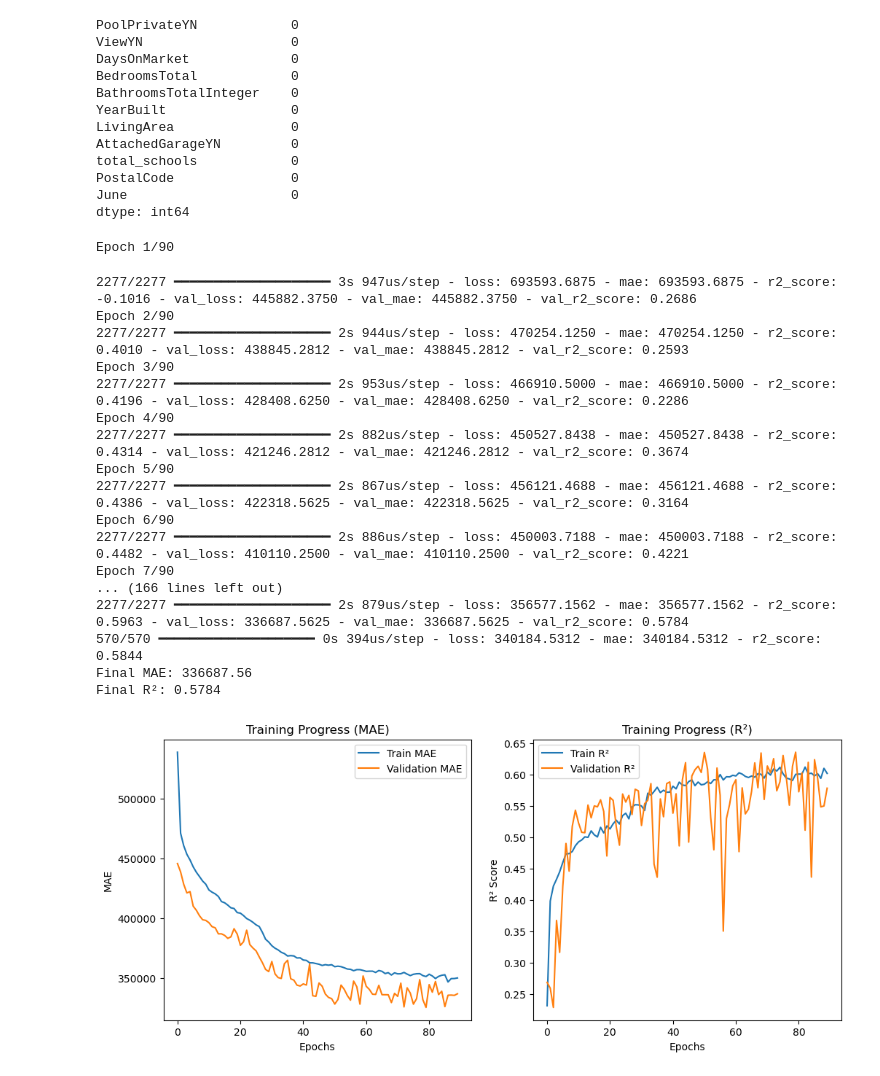
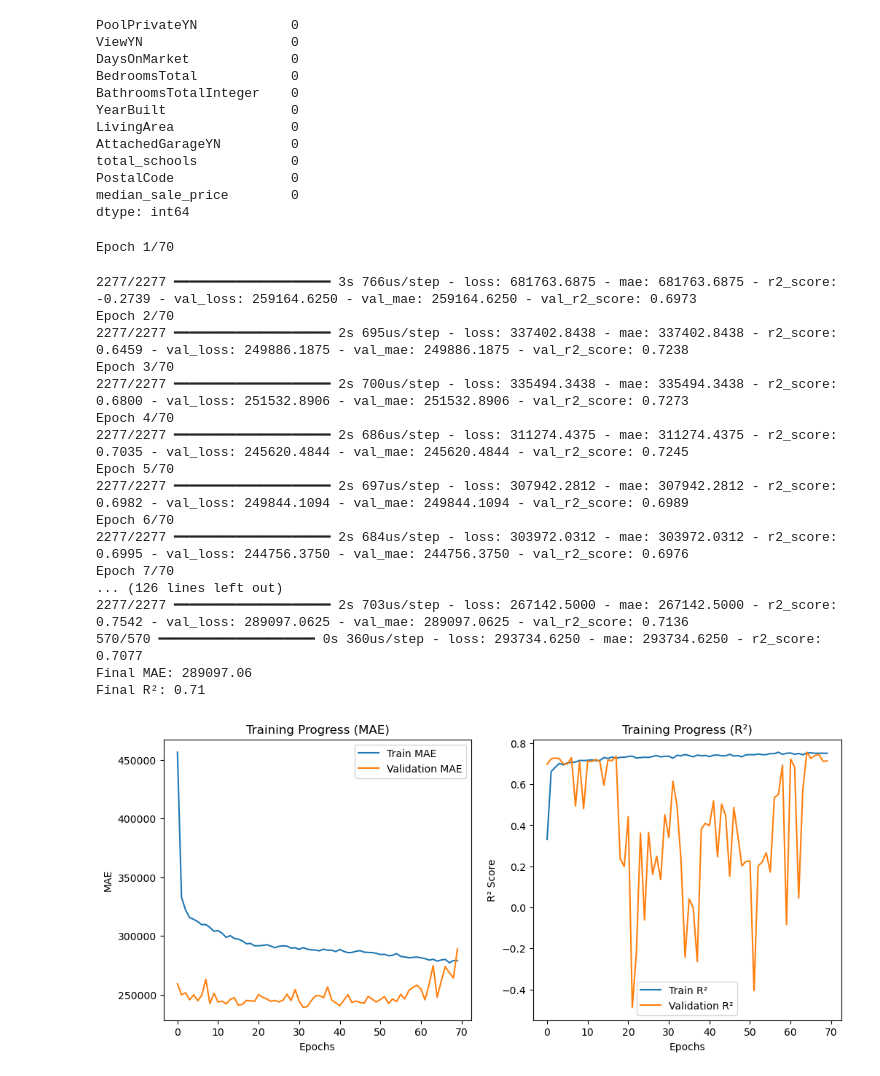
Before and after one commit to bbousquette1/IDX-Exchange-DS16-Winter2025, a Jupyter notebook: Claire_ML.ipynb, the cells around one changed output. Saved outputs shown, nothing was run; the diff lists cells and outputs as text; code cells hidden in the pictures.

```diff
--- a/Claire_ML.ipynb
+++ b/Claire_ML.ipynb
@@ -8,10 +8,10 @@ from sklearn.model_selection import train_test_split
 import pandas as pd
 import zipfile
 # %%
-zip_path = 'totalData_zestimate.csv.zip'
+zip_path = 'data/data_median_redfin.csv.zip'
 
 with zipfile.ZipFile(zip_path, 'r') as z:
-    with z.open("totalData_zestimate.csv") as f:  # Change "yourfile.csv" to the actual filename
+    with z.open("data_median_redfin.csv") as f:  # Change "yourfile.csv" to the actual filename
         df = pd.read_csv(f)
 
 df = df.iloc[:, 1:]
@@ -19,8 +19,7 @@ df = df.iloc[:, 1:]
 columns = ['PostalCode', 'PoolPrivateYN', 'ViewYN', 'DaysOnMarket', 'BedroomsTotal',
             'BathroomsTotalInteger', 'YearBuilt', 'LivingArea',  'AttachedGarageYN',
             'ElementarySchool', 'ElementarySchoolDistrict', 'MiddleOrJuniorSchool', 'MiddleOrJuniorSchoolDistrict',
-            'HighSchool', 'HighSchoolDistrict', 'ClosePrice', 'June', 'July', 'August', 'September',
-            'October', 'November', 'December', 'January']
+            'HighSchool', 'HighSchoolDistrict', 'ClosePrice', 'January', 'median_sale_price']
 df = df[columns]
 # %%
 df.isna().sum()
@@ -79,9 +76,7 @@ def fill_missing(df):
         output[col] = mean_impute_TF(output[col])
 
     # fill in missing values for monthly zestimates with median
-    for col in ['June', 'July', 'August', 'September', 'October',
-                'November', 'December', 'January']:
-        output[col] = median_impute(output[col])
+    output['median_sale_price'] = median_impute(output['median_sale_price'])
 
     output = output.dropna(subset=['ClosePrice']) # drop where ClosePrice is missing
 
@@ -133,7 +128,7 @@ import matplotlib.pyplot as plt
 features = [
     "PoolPrivateYN", "ViewYN", "DaysOnMarket", "BedroomsTotal",
     "BathroomsTotalInteger", "YearBuilt", "LivingArea",
-    "AttachedGarageYN", "total_schools", 'PostalCode', 'June'
+    "AttachedGarageYN", "total_schools", 'PostalCode','median_sale_price'
 ]
 
 
@@ -173,7 +168,7 @@ LivingArea               0
 AttachedGarageYN         0
 total_schools            0
 PostalCode               0
-June                     0
+median_sale_price        0
 dtype: int64
 # %%
 scaler = StandardScaler()
@@ -189,15 +184,13 @@ def r2_score(y_true, y_pred):
 model = Sequential([
     Dense(16, activation='relu', input_shape=(X_train.shape[1],)),
     Dense(16, activation='relu'),
+    BatchNormalization(),
     Dense(32, activation='relu'),
-    BatchNormalization(),
-    Dense(64, activation=swish),
     Dropout(0.2),
     Dense(64, activation='relu'),
-    Dense(128, activation='relu'),
-    Dense(64, activation='relu'),
-    LeakyReLU(alpha=0.1),
-    Dense(32, activation=swish),
+    Dropout(0.3),
+    Dense(32, activation='relu'),
+    Dense(16, activation='relu'),
     Dense(16, activation='relu'),
     Dense(1)  # No activation for regression
 ])
@@ -206,51 +199,51 @@ model = Sequential([
 optimizer = Adam(learning_rate=0.001)
 model.compile(optimizer=optimizer, loss='mae', metrics=['mae', r2_score])
 
 # Train model
-history = model.fit(X_train, y_train, validation_data=(X_test, y_test), epochs=90, batch_size=32, verbose=1)
+history = model.fit(X_train, y_train, validation_data=(X_test, y_test), epochs=70, batch_size=32, verbose=1)
 
 # Evaluate
 loss, mae, r2 = model.evaluate(X_test, y_test)
 print(f"Final MAE: {mae:.2f}")
-print(f"Final R²: {r2:.4f}")
+print(f"Final R²: {r2:.2f}")
 
 # Plot MAE & R²
 plt.figure(figsize=(12, 5))
 
 plt.subplot(1, 2, 1)
 plt.plot(history.history['mae'], label='Train MAE')
 plt.plot(history.history['val_mae'], label='Validation MAE')
 plt.xlabel('Epochs')
 plt.ylabel('MAE')
 plt.legend()
 plt.title('Training Progress (MAE)')
 
 plt.subplot(1, 2, 2)
 plt.plot(history.history['r2_score'], label='Train R²')
 plt.plot(history.history['val_r2_score'], label='Validation R²')
 plt.xlabel('Epochs')
 plt.ylabel('R² Score')
 plt.legend()
 plt.title('Training Progress (R²)')
 
 plt.show()
 # %% [output]
-Epoch 1/90
+Epoch 1/70
-2277/2277 ━━━━━━━━━━━━━━━━━━━━ 3s 947us/step - loss: 693593.6875 - mae: 693593.6875 - r2_score: -0.1016 - val_loss: 445882.3750 - val_mae: 445882.3750 - val_r2_score: 0.2686
-Epoch 2/90
-2277/2277 ━━━━━━━━━━━━━━━━━━━━ 2s 944us/step - loss: 470254.1250 - mae: 470254.1250 - r2_score: 0.4010 - val_loss: 438845.2812 - val_mae: 438845.2812 - val_r2_score: 0.2593
-Epoch 3/90
-2277/2277 ━━━━━━━━━━━━━━━━━━━━ 2s 953us/step - loss: 466910.5000 - mae: 466910.5000 - r2_score: 0.4196 - val_loss: 428408.6250 - val_mae: 428408.6250 - val_r2_score: 0.2286
-Epoch 4/90
-2277/2277 ━━━━━━━━━━━━━━━━━━━━ 2s 882us/step - loss: 450527.8438 - mae: 450527.8438 - r2_score: 0.4314 - val_loss: 421246.2812 - val_mae: 421246.2812 - val_r2_score: 0.3674
-Epoch 5/90
-2277/2277 ━━━━━━━━━━━━━━━━━━━━ 2s 867us/step - loss: 456121.4688 - mae: 456121.4688 - r2_score: 0.4386 - val_loss: 422318.5625 - val_mae: 422318.5625 - val_r2_score: 0.3164
-Epoch 6/90
-2277/2277 ━━━━━━━━━━━━━━━━━━━━ 2s 886us/step - loss: 450003.7188 - mae: 450003.7188 - r2_score: 0.4482 - val_loss: 410110.2500 - val_mae: 410110.2500 - val_r2_score: 0.4221
-Epoch 7/90
-... (166 lines left out)
-2277/2277 ━━━━━━━━━━━━━━━━━━━━ 2s 879us/step - loss: 356577.1562 - mae: 356577.1562 - r2_score: 0.5963 - val_loss: 336687.5625 - val_mae: 336687.5625 - val_r2_score: 0.5784
-570/570 ━━━━━━━━━━━━━━━━━━━━ 0s 394us/step - loss: 340184.5312 - mae: 340184.5312 - r2_score: 0.5844
-Final MAE: 336687.56
-Final R²: 0.5784
+2277/2277 ━━━━━━━━━━━━━━━━━━━━ 3s 766us/step - loss: 681763.6875 - mae: 681763.6875 - r2_score: -0.2739 - val_loss: 259164.6250 - val_mae: 259164.6250 - val_r2_score: 0.6973
+Epoch 2/70
+2277/2277 ━━━━━━━━━━━━━━━━━━━━ 2s 695us/step - loss: 337402.8438 - mae: 337402.8438 - r2_score: 0.6459 - val_loss: 249886.1875 - val_mae: 249886.1875 - val_r2_score: 0.7238
+Epoch 3/70
+2277/2277 ━━━━━━━━━━━━━━━━━━━━ 2s 700us/step - loss: 335494.3438 - mae: 335494.3438 - r2_score: 0.6800 - val_loss: 251532.8906 - val_mae: 251532.8906 - val_r2_score: 0.7273
+Epoch 4/70
+2277/2277 ━━━━━━━━━━━━━━━━━━━━ 2s 686us/step - loss: 311274.4375 - mae: 311274.4375 - r2_score: 0.7035 - val_loss: 245620.4844 - val_mae: 245620.4844 - val_r2_score: 0.7245
+Epoch 5/70
+2277/2277 ━━━━━━━━━━━━━━━━━━━━ 2s 697us/step - loss: 307942.2812 - mae: 307942.2812 - r2_score: 0.6982 - val_loss: 249844.1094 - val_mae: 249844.1094 - val_r2_score: 0.6989
+Epoch 6/70
+2277/2277 ━━━━━━━━━━━━━━━━━━━━ 2s 684us/step - loss: 303972.0312 - mae: 303972.0312 - r2_score: 0.6995 - val_loss: 244756.3750 - val_mae: 244756.3750 - val_r2_score: 0.6976
+Epoch 7/70
+... (126 lines left out)
+2277/2277 ━━━━━━━━━━━━━━━━━━━━ 2s 703us/step - loss: 267142.5000 - mae: 267142.5000 - r2_score: 0.7542 - val_loss: 289097.0625 - val_mae: 289097.0625 - val_r2_score: 0.7136
+570/570 ━━━━━━━━━━━━━━━━━━━━ 0s 360us/step - loss: 293734.6250 - mae: 293734.6250 - r2_score: 0.7077
+Final MAE: 289097.06
+Final R²: 0.71
-[figure, old version]
+[figure, new version]
```
Also changed, not shown: parts of 4 cells of this notebook, 1 other file.
